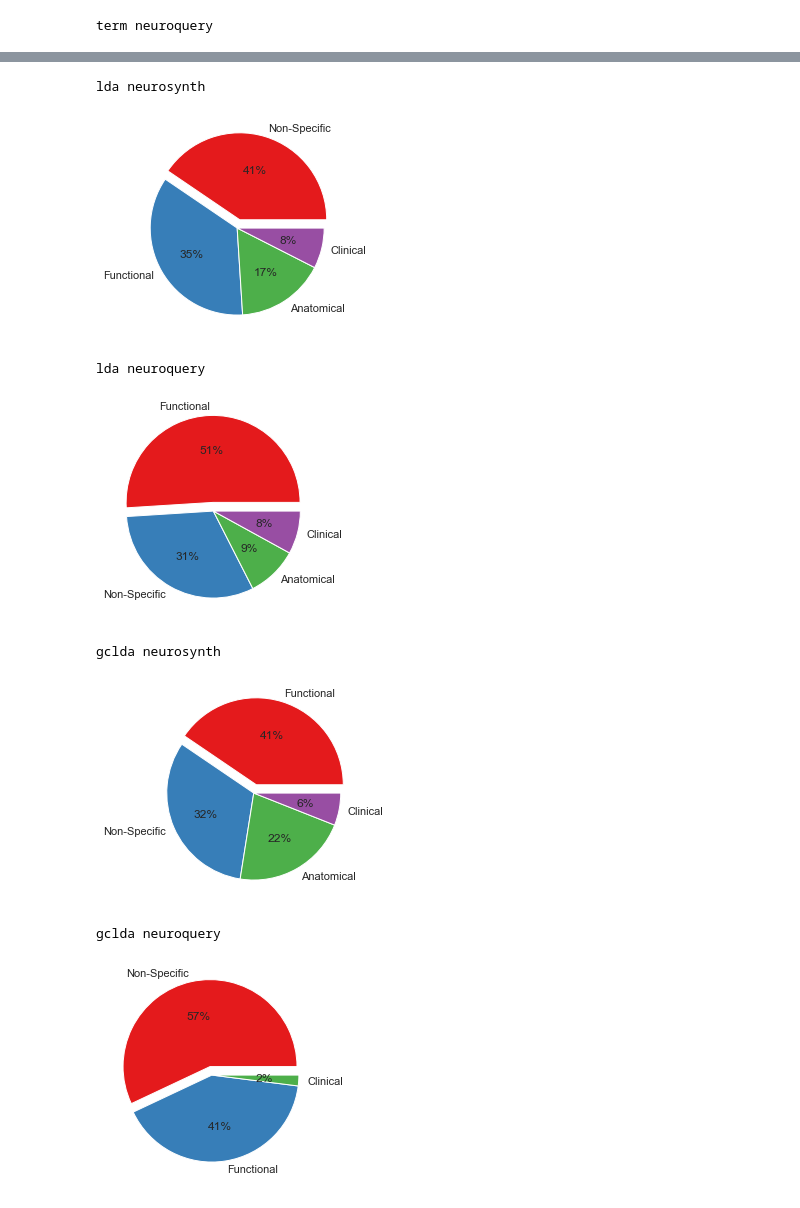
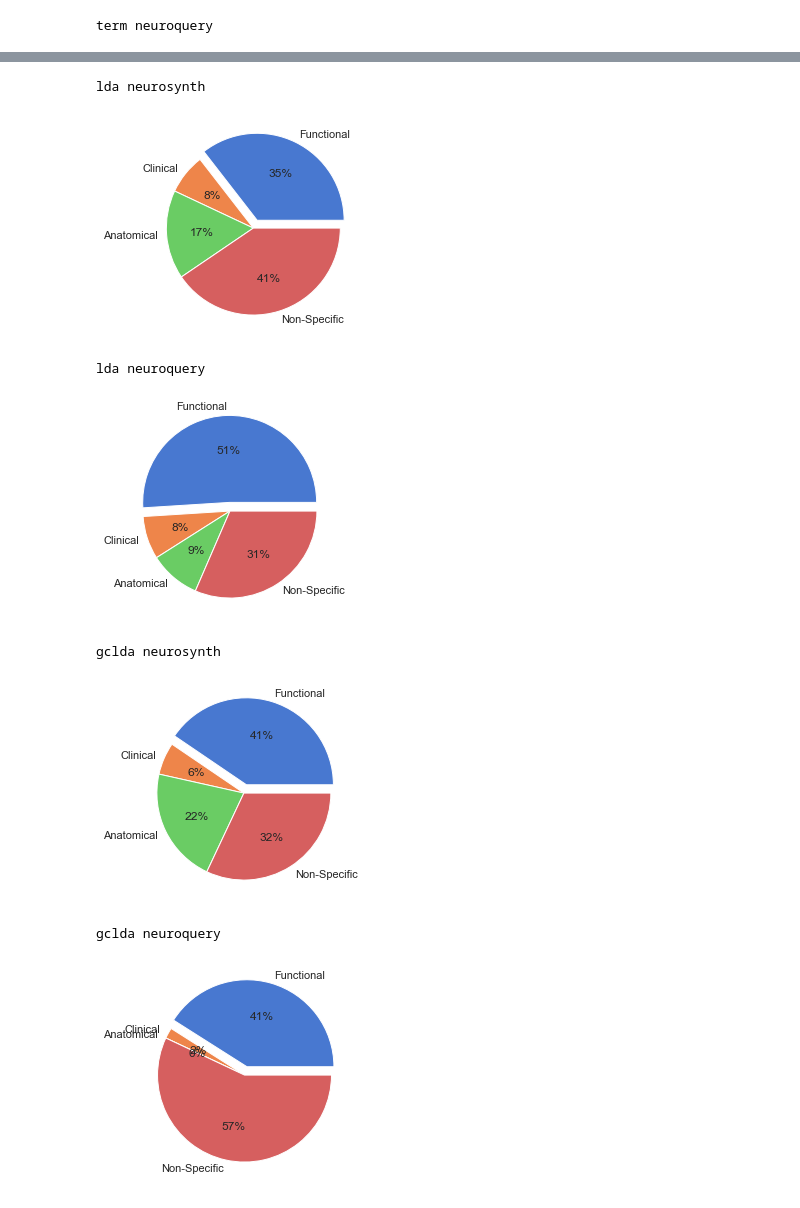
Before and after one commit to NBCLab/gradient-decoding, a Jupyter notebook: figures/term_classification.ipynb, the cells around one changed output, grey strips where cells are left out. Cells and saved outputs as stored; diff of their text form; code cells hidden in the pictures.

```diff
--- a/figures/term_classification.ipynb
+++ b/figures/term_classification.ipynb
@@ -10,29 +11,40 @@ result_dir = op.abspath("../results")
 data_dir = op.abspath("../data")
 figure_dir = op.abspath("./Fig")
 # %%
-sns.set(style="whitegrid")
+sns.set(style="white")
+
+cotegories = np.array(["Functional", "Clinical", "Anatomical", "Non-Specific"])
 
 colors = plt.get_cmap("Set1")
 
 dset_names = ["neurosynth", "neuroquery"]
 models = ["term", "lda", "gclda"]
 
-
+method_lst = []
+class_lst = []
 for model, dset_name in itertools.product(models, dset_names):
     print(model, dset_name)
     data_df = pd.read_csv(op.join(data_dir, "classification", f"{model}_{dset_name}_classification.csv"))
 
-    keys = data_df["Classification"].value_counts().index.to_list()
-    data = data_df["Classification"].value_counts().to_list()
+    data = []
+    for cotegory in cotegories:
+        n_elements = data_df[data_df["Classification"] == cotegory].shape[0]
+        data.append(n_elements)
+        class_lst.append([cotegory] * n_elements)
+        method_lst.append([f"{model}_{dset_name}"] * n_elements )
 
-    explode = [0] * len(keys)
+    explode = [0] * len(cotegories)
     explode[0] = 0.1
 
     palette_color = sns.color_palette('muted')
 
     # colors.colors[:len(keys)]
-    plt.pie(data, labels=keys, colors=palette_color,
+    plt.pie(data, labels=cotegories, colors=palette_color,
         explode=explode, autopct='%.0f%%')
     plt.show()
+
+new_data_df = pd.DataFrame()
+new_data_df["method"] = np.hstack(method_lst)
+new_data_df["classification"] = np.hstack(class_lst)
 # %% [output]
 term neurosynth
@@ -42,8 +54,8 @@ term neuroquery
 lda neurosynth
-[figure, old version]
+[figure, new version]
 lda neuroquery
-[figure, old version]
+[figure, new version]
 gclda neurosynth
-[figure, old version]
+[figure, new version]
 gclda neuroquery
-[figure, old version]
+[figure, new version]
```
Also changed, not shown: parts of 6 cells of this notebook, 1 other file.
